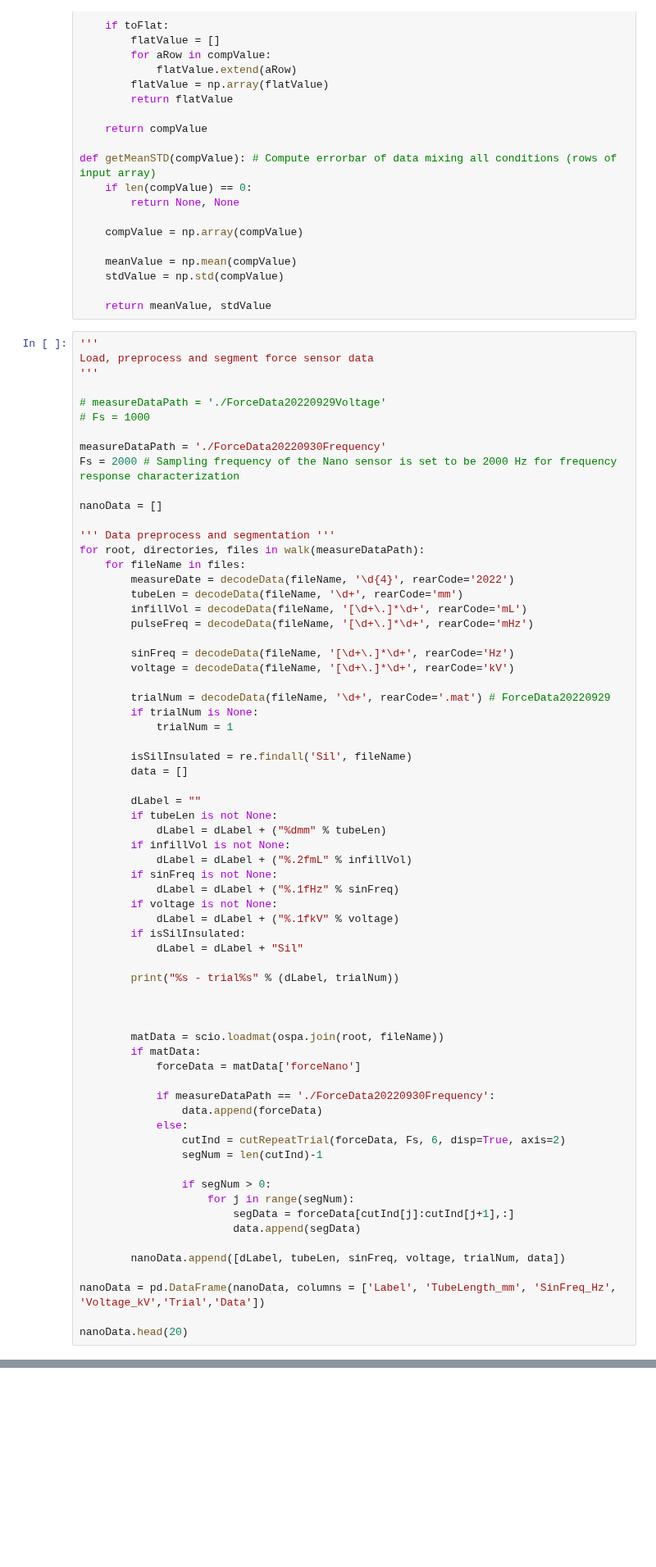
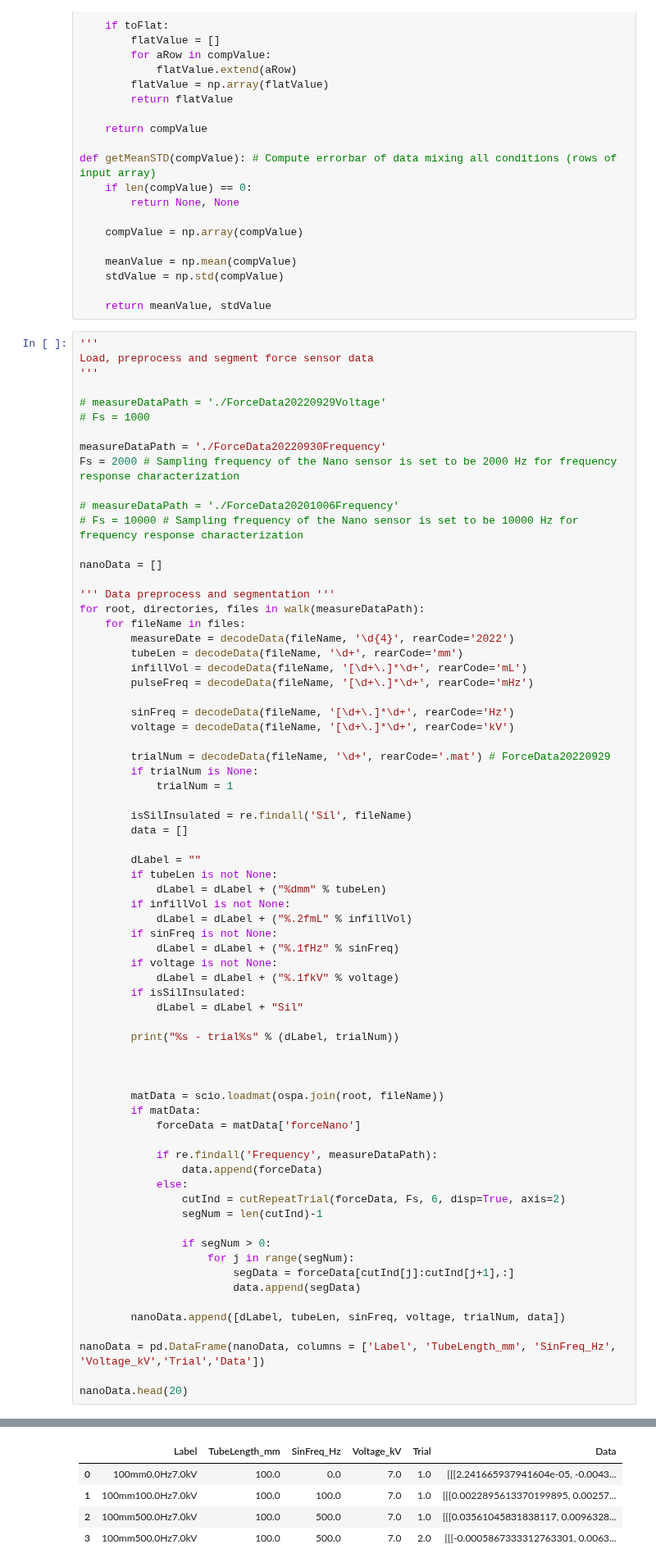
Before and after one commit to maxwellre/pycode, a Jupyter notebook: NanoSensorAnalysis/NanoForceAnalysis.ipynb, the cells around one changed output, grey strips where cells are left out. Shown at 82% size. Saved outputs shown, nothing was run; the diff lists cells and outputs as text; blank space fills up the shorter version.

Commit message:
Checked sampling rate and notouch conditions

```diff
--- a/NanoSensorAnalysis/NanoForceAnalysis.ipynb
+++ b/NanoSensorAnalysis/NanoForceAnalysis.ipynb
@@ -134,6 +134,9 @@ Load, preprocess and segment force sensor data
 
 measureDataPath = './ForceData20220930Frequency'
 Fs = 2000 # Sampling frequency of the Nano sensor is set to be 2000 Hz for frequency response characterization
+
+# measureDataPath = './ForceData20201006Frequency'
+# Fs = 10000 # Sampling frequency of the Nano sensor is set to be 10000 Hz for frequency response characterization
 
 nanoData = []
 
@@ -175,7 +178,7 @@ for root, directories, files in walk(measureDataPath):
         if matData:
             forceData = matData['forceNano']
 
-            if measureDataPath == './ForceData20220930Frequency':
+            if re.findall('Frequency', measureDataPath):
                 data.append(forceData)
             else:
                 cutInd = cutRepeatTrial(forceData, Fs, 6, disp=True, axis=2)
@@ -191,3 +194,4 @@ for root, directories, files in walk(measureDataPath):
 nanoData = pd.DataFrame(nanoData, columns = ['Label', 'TubeLength_mm', 'SinFreq_Hz', 'Voltage_kV','Trial','Data'])
 
 nanoData.head(20)
+# %% [output]
@@ -194,3 +202,8 @@ nanoData.head(20)
+|  | Label | TubeLength_mm | SinFreq_Hz | Voltage_kV | Trial | Data |
+| 0 | 100mm0.0Hz7.0kV | 100.0 | 0.0 | 7.0 | 1.0 | [[[2.241665937941604e-05, -0.0043... |
+| 1 | 100mm100.0Hz7.0kV | 100.0 | 100.0 | 7.0 | 1.0 | [[[0.0022895613370199895, 0.00257... |
+| 2 | 100mm500.0Hz7.0kV | 100.0 | 500.0 | 7.0 | 1.0 | [[[0.03561045831838117, 0.0096328... |
+| 3 | 100mm500.0Hz7.0kV | 100.0 | 500.0 | 7.0 | 2.0 | [[[-0.0005867333312763301, 0.0063... |
 # %%
 # print(nanoData.loc[nanoData['TubeLength_mm']==100, 'SinFreq_Hz'].sort_values().values)
 # %%
```
Also changed, not shown: parts of 3 cells of this notebook.
